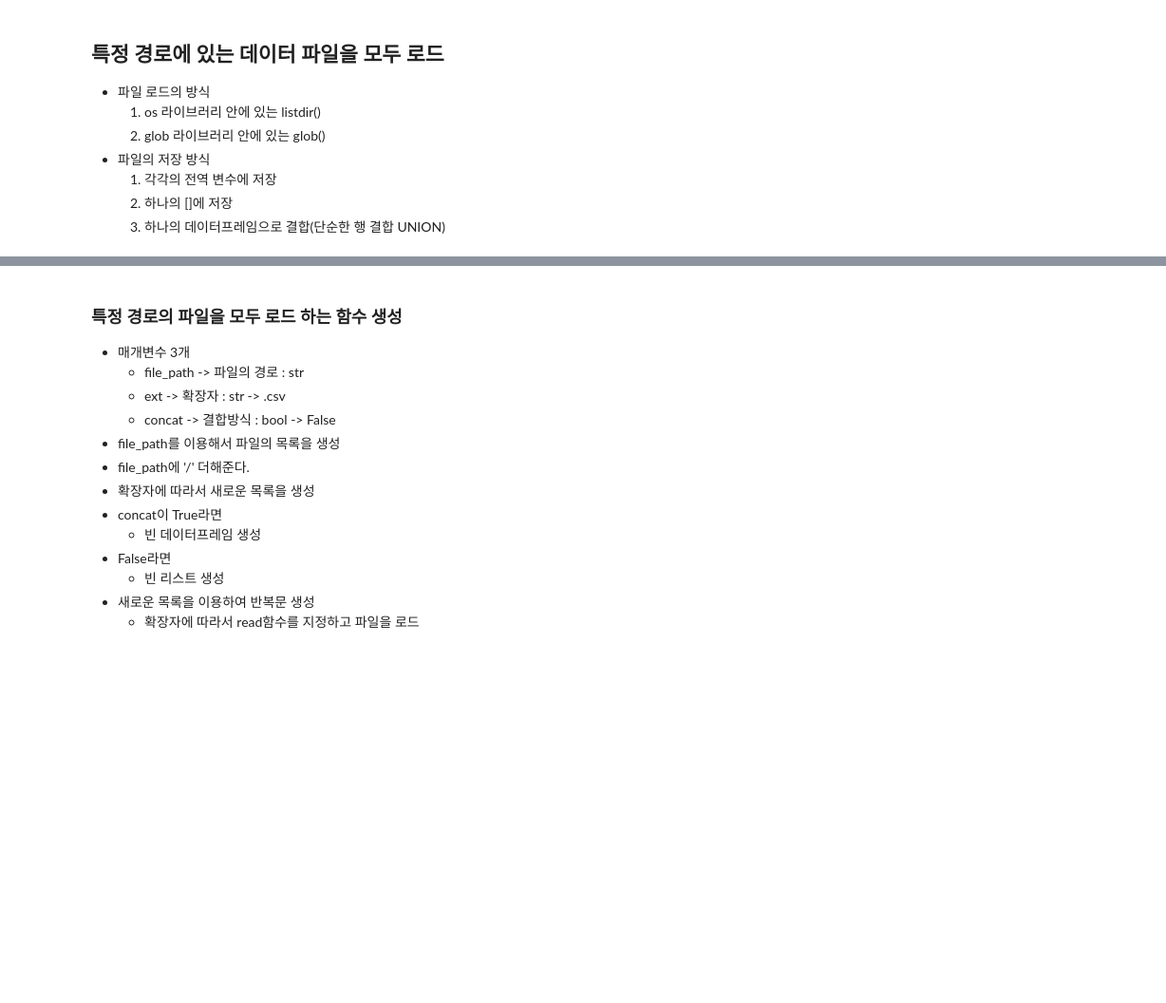
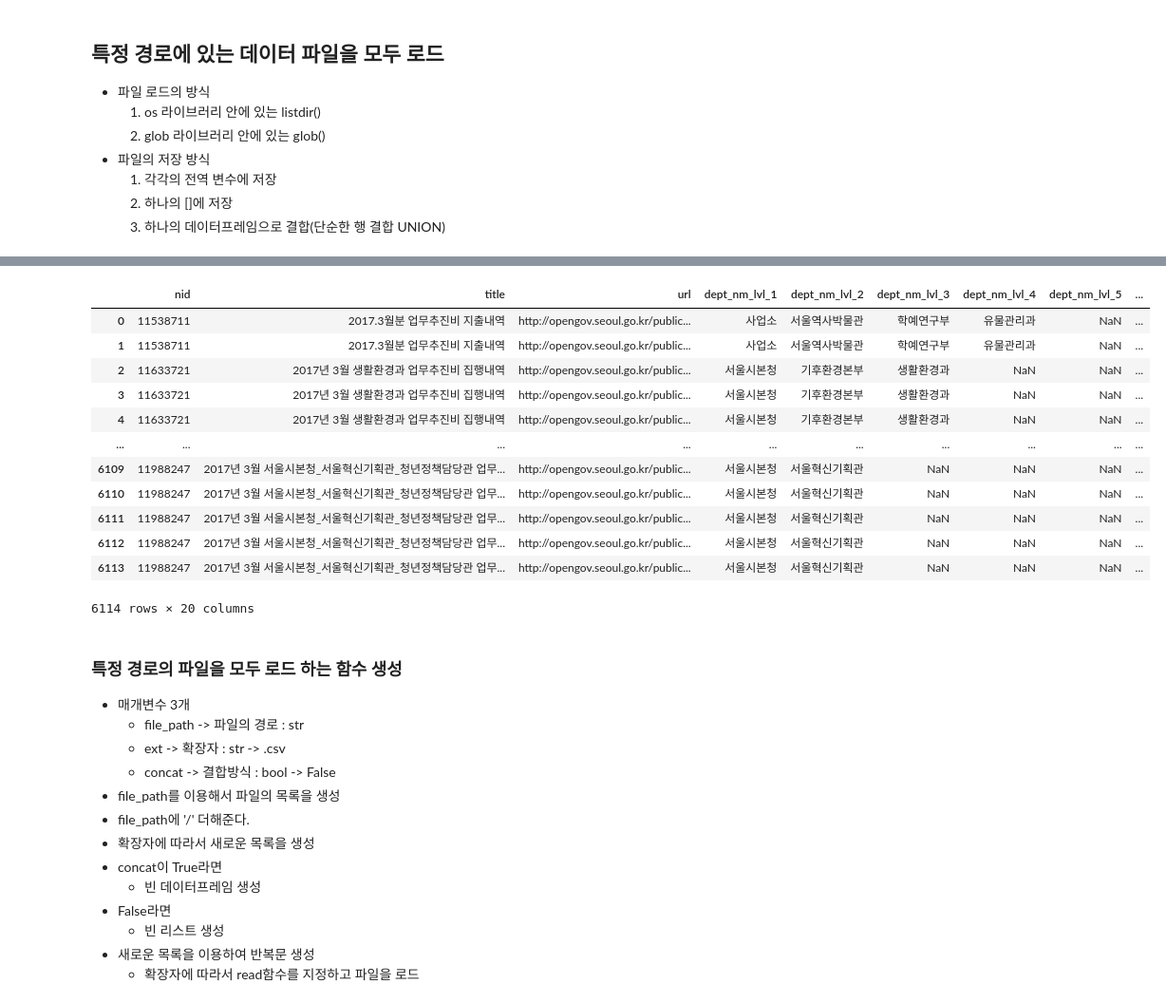
Before and after one commit to bsmoon-86/multicam_2025, a Jupyter notebook: 250919/01_총정리.ipynb, the cells around one changed output, grey strips where cells are left out. Shown at 95% size. Drawn from its saved outputs; the diff is of its cells as text; code cells hidden in the pictures; blank space fills up the shorter version.

```diff
--- a/250919/01_총정리.ipynb
+++ b/250919/01_총정리.ipynb
@@ -231,7 +324,21 @@ for file in file_list:
     var_name = file.split('_')[0]
     globals()[f"df_{var_name}"] = pd.read_csv(file_path + file)
 # %%
-df_201701
+df_201703
+# %% [output]
+|  | nid | title | url | dept_nm_lvl_1 | dept_nm_lvl_2 | dept_nm_lvl_3 | dept_nm_lvl_4 | dept_nm_lvl_5 | ... |
+| 0 | 11538711 | 2017.3월분 업무추진비 지출내역 | http://opengov.seoul.go.kr/public... | 사업소 | 서울역사박물관 | 학예연구부 | 유물관리과 | NaN | ... |
+| 1 | 11538711 | 2017.3월분 업무추진비 지출내역 | http://opengov.seoul.go.kr/public... | 사업소 | 서울역사박물관 | 학예연구부 | 유물관리과 | NaN | ... |
+| 2 | 11633721 | 2017년 3월 생활환경과 업무추진비 집행내역 | http://opengov.seoul.go.kr/public... | 서울시본청 | 기후환경본부 | 생활환경과 | NaN | NaN | ... |
+| 3 | 11633721 | 2017년 3월 생활환경과 업무추진비 집행내역 | http://opengov.seoul.go.kr/public... | 서울시본청 | 기후환경본부 | 생활환경과 | NaN | NaN | ... |
+| 4 | 11633721 | 2017년 3월 생활환경과 업무추진비 집행내역 | http://opengov.seoul.go.kr/public... | 서울시본청 | 기후환경본부 | 생활환경과 | NaN | NaN | ... |
+| ... | ... | ... | ... | ... | ... | ... | ... | ... | ... |
+| 6109 | 11988247 | 2017년 3월 서울시본청_서울혁신기획관_청년정책담당관 업무... | http://opengov.seoul.go.kr/public... | 서울시본청 | 서울혁신기획관 | NaN | NaN | NaN | ... |
+| 6110 | 11988247 | 2017년 3월 서울시본청_서울혁신기획관_청년정책담당관 업무... | http://opengov.seoul.go.kr/public... | 서울시본청 | 서울혁신기획관 | NaN | NaN | NaN | ... |
+| 6111 | 11988247 | 2017년 3월 서울시본청_서울혁신기획관_청년정책담당관 업무... | http://opengov.seoul.go.kr/public... | 서울시본청 | 서울혁신기획관 | NaN | NaN | NaN | ... |
+| 6112 | 11988247 | 2017년 3월 서울시본청_서울혁신기획관_청년정책담당관 업무... | http://opengov.seoul.go.kr/public... | 서울시본청 | 서울혁신기획관 | NaN | NaN | NaN | ... |
+| 6113 | 11988247 | 2017년 3월 서울시본청_서울혁신기획관_청년정책담당관 업무... | http://opengov.seoul.go.kr/public... | 서울시본청 | 서울혁신기획관 | NaN | NaN | NaN | ... |
+6114 rows × 20 columns
 # %%
 # 해당하는 경로의 모든 데이터들이 같은 구조의 데이터프레임이라면
 # 데이터프레임으로 반복적으로 로드하고 유니언 결합(concat())
```
Also changed, not shown: parts of 17 cells of this notebook, 4 other files.
